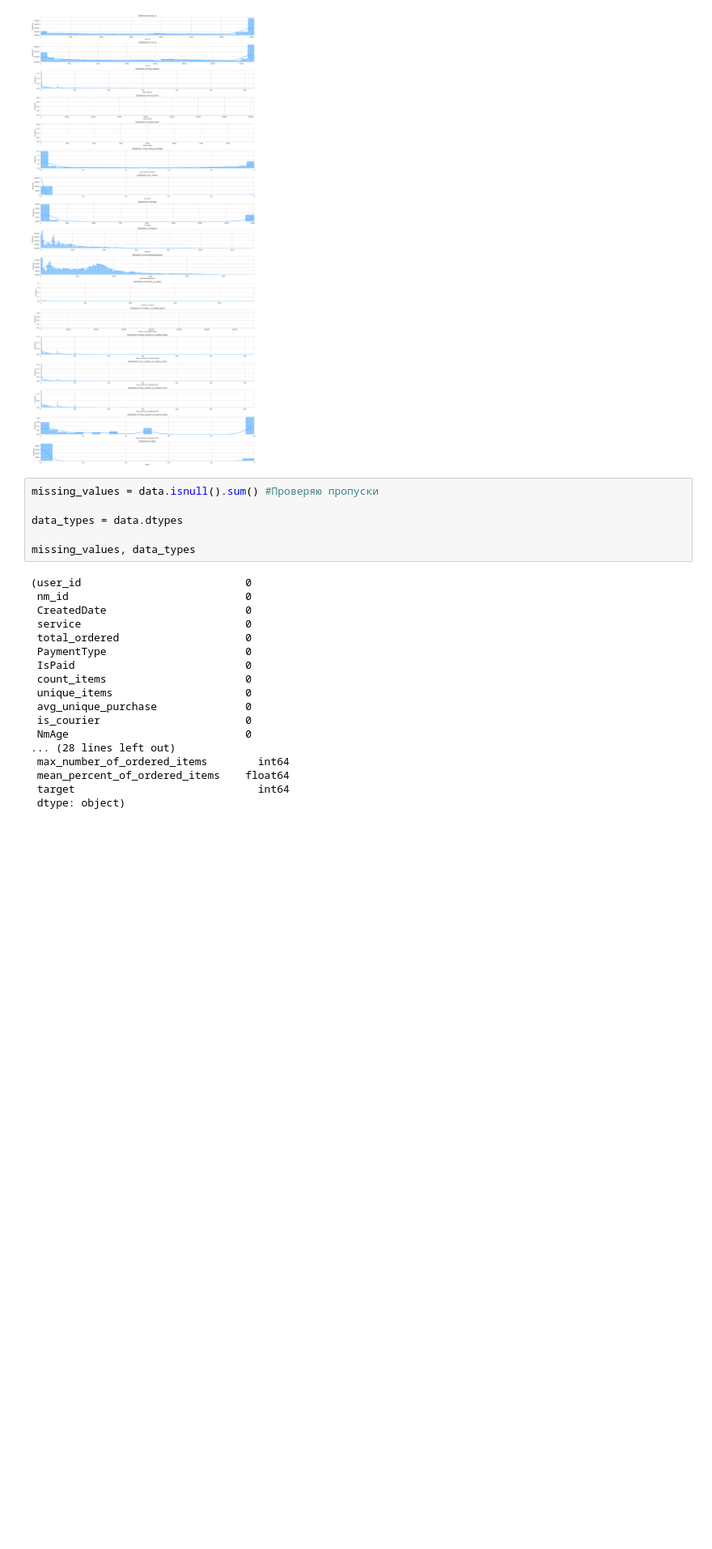
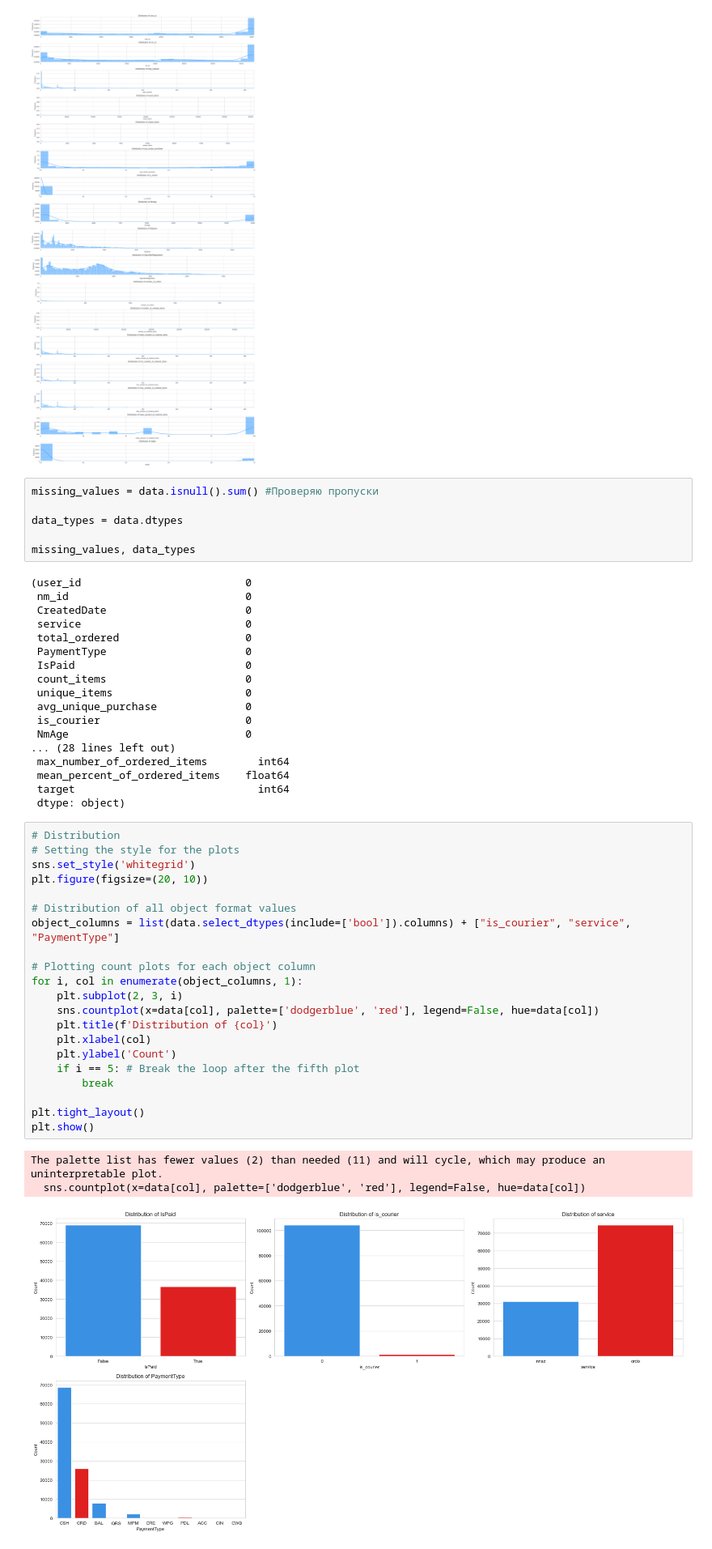
Before and after one commit to timu-ryan/wb-hackathon, a Jupyter notebook: ml/stock_detection.ipynb, the cells around one changed output. Shown at 81% size. Cells and saved outputs as stored; diff of their text form; blank space fills up the shorter version.

```diff
--- a/ml/stock_detection.ipynb
+++ b/ml/stock_detection.ipynb
@@ -174,3 +175,28 @@ missing_values, data_types
  mean_percent_of_ordered_items    float64
  target                             int64
  dtype: object)
+# %%
+# Distribution
+# Setting the style for the plots
+sns.set_style('whitegrid')
+plt.figure(figsize=(20, 10))
+
+# Distribution of all object format values
+object_columns = list(data.select_dtypes(include=['bool']).columns) + ["is_courier", "service", "PaymentType"]
+
+# Plotting count plots for each object column
+for i, col in enumerate(object_columns, 1):
+    plt.subplot(2, 3, i)
+    sns.countplot(x=data[col], palette=['dodgerblue', 'red'], legend=False, hue=data[col])
+    plt.title(f'Distribution of {col}')
+    plt.xlabel(col)
+    plt.ylabel('Count')
+    if i == 5: # Break the loop after the fifth plot
+        break
+
+plt.tight_layout()
+plt.show()
+# %% [output]
+The palette list has fewer values (2) than needed (11) and will cycle, which may produce an uninterpretable plot.
+  sns.countplot(x=data[col], palette=['dodgerblue', 'red'], legend=False, hue=data[col])
+[figure, added]
```
Also changed, not shown: parts of 14 cells of this notebook, 4 other files.
